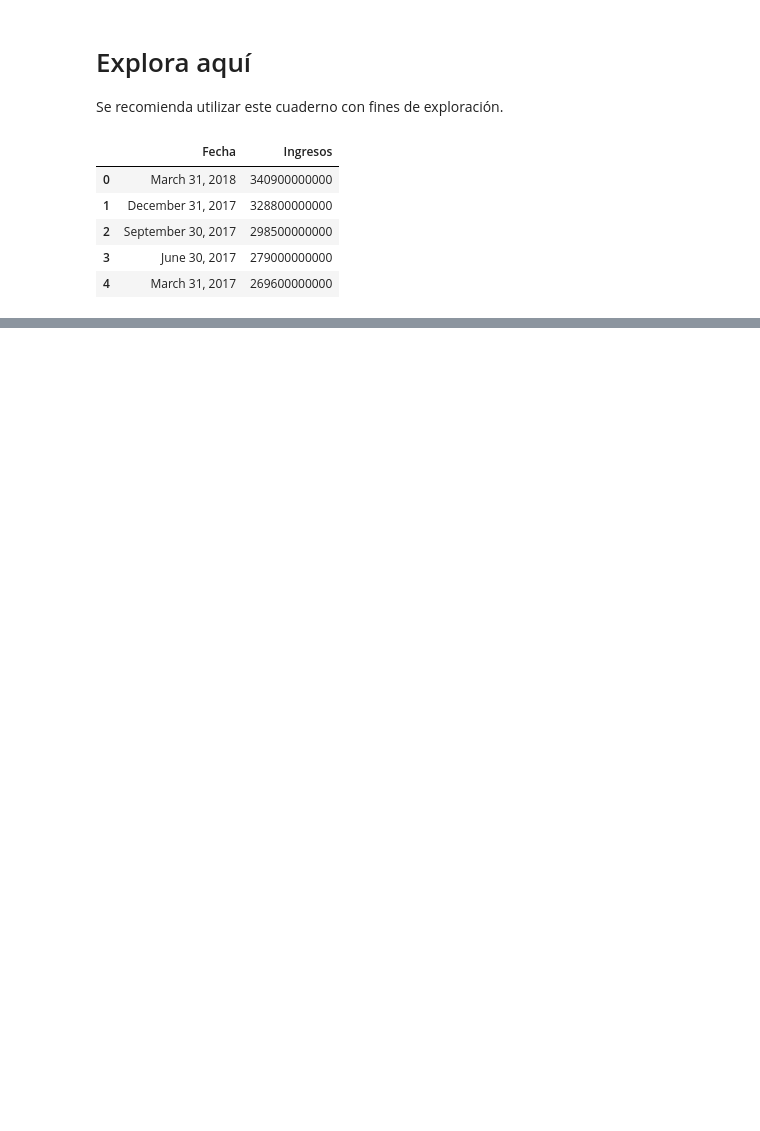
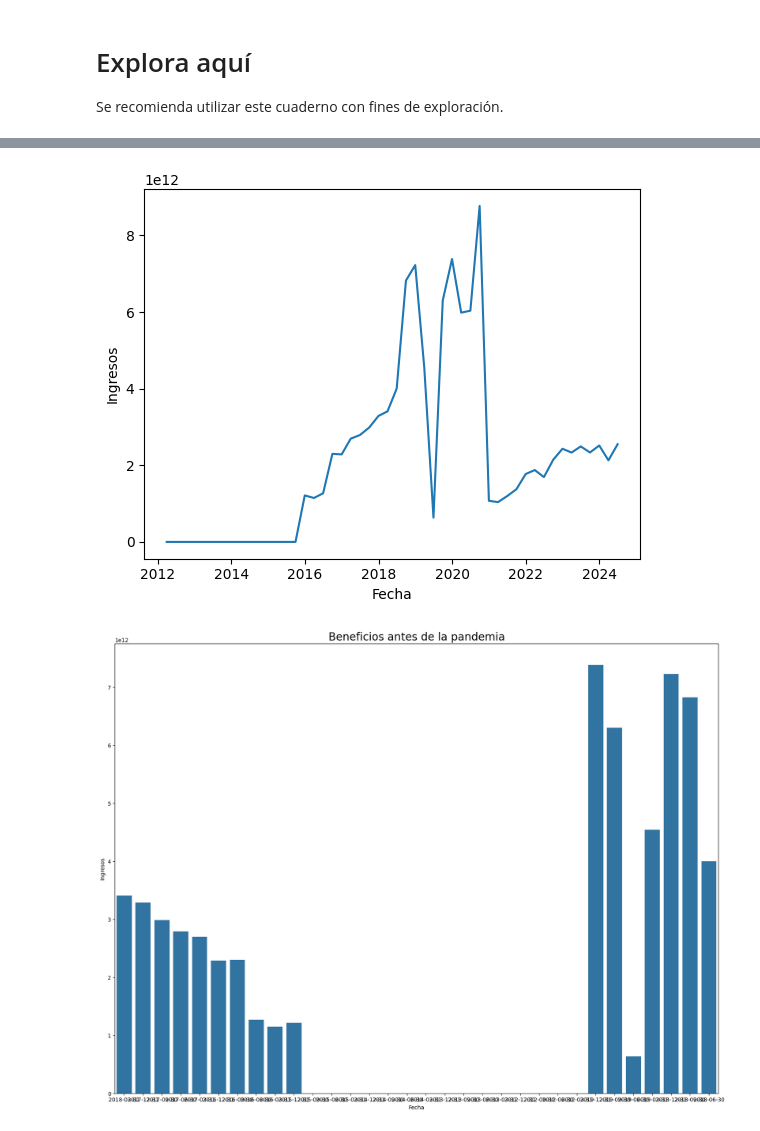
Before and after one commit to pdeleonsoria/web-scraping-project-tutorial, a Jupyter notebook: src/explore.es.ipynb, the cells around one changed output, grey strips where cells are left out. Saved outputs shown, nothing was run; the diff lists cells and outputs as text; code cells hidden in the pictures; blank space fills up the shorter version.

```diff
--- a/src/explore.es.ipynb
+++ b/src/explore.es.ipynb
@@ -3,6 +3,8 @@
 
 Se recomienda utilizar este cuaderno con fines de exploración.
 # %%
+#TENGO UNA DUDA QUE NO LOGRO SOLUCIONAR: POR EL 2013 Y 2014 HAY VALORES CON "M" 390M. YO LO HE INTENTADO CAMBIAR CON .replace("M", "000") YA QUE CON .replace("B", "000000000") SI QUE HA FUNCIONADO, ENTONCES, AL VISUALIZAR EN TABLAS LOS RESULTADOS TENGO HUECOS VACÍOS, COMO LO SOLUCIONO?
+
 import os
 from bs4 import BeautifulSoup
 import requests
@@ -46,28 +48,73 @@ for row in tablas[1].tbody.find_all("tr"):
     columnas= row.find_all("td")
     if columnas != []:
         Fecha= columnas[0].text
-        Ingresos= columnas[1].text.replace("\n", " ").strip().replace("B", "00000000").replace(".", "")
+        Ingresos= columnas[1].text.replace("\n", " ").strip().replace("B", "000000000").replace("M", "000").replace(".", "")
         #Ingresos=' '.join(columnas[1].text.splitlines()).strip()
 
-        temp_df = pd.DataFrame({"Fecha": [Fecha], "Ingresos": [Ingresos]})
-        q_tesla = pd.concat([q_tesla, temp_df], ignore_index=True)
+        tesla_df = pd.DataFrame({"Fecha": [Fecha], "Ingresos": [Ingresos]})
+        q_tesla = pd.concat([q_tesla, tesla_df], ignore_index=True)
 
 for row in tablas[0].tbody.find_all("tr"):
     columnas= row.find_all("td")
     if columnas != []:
         Fecha= columnas[0].text
-        Ingresos= columnas[1].text.replace("\n", " ").strip().replace("B", "00000000").replace(".", "")
+        Ingresos= columnas[1].text.replace("\n", " ").strip().replace("B", "000000000").replace("M", "000").replace(".", "")
         #Ingresos=' '.join(columnas[1].text.splitlines()).strip()
 
-        temp_df = pd.DataFrame({"Fecha": [Fecha], "Ingresos": [Ingresos]})
-        q_tesla = pd.concat([q_tesla, temp_df], ignore_index=True)
+        tesla_df = pd.DataFrame({"Fecha": [Fecha], "Ingresos": [Ingresos]})
+        q_tesla = pd.concat([q_tesla, tesla_df], ignore_index=True)
 
 
 q_tesla.head()
+
+
+#SQLITE
+
+import sqlite3
+
+conn = sqlite3.connect("Tesla.db")
+conn
+#Crear table
+cursor = conn.cursor()
+cursor.execute("""CREATE TABLE IF NOT EXISTS final (Fecha, Ingresos)""")
+
+tupla_final = list(q_tesla.to_records(index = False))
+#Rellenar tabla
+cursor.executemany("INSERT INTO final VALUES (?,?)", tupla_final)
+conn.commit()
+
+for row in cursor.execute("SELECT * FROM final"):
+    print(row)
+
+#Gráficos
+
+import matplotlib.pyplot as plt
+import seaborn as sns
+
+q_tesla["Fecha"] = pd.to_datetime(q_tesla["Fecha"])
+q_tesla["Ingresos"] = q_tesla["Ingresos"].astype('int')
+sns.lineplot(data = q_tesla, x = "Fecha", y = "Ingresos")
+
+plt.show()
+
+
+q_tesla['Fecha'] = pd.to_datetime(q_tesla['Fecha'], errors='coerce')
+q_tesla_pre = q_tesla[q_tesla['Fecha'].dt.year < 2020]
+fig, axis = plt.subplots(figsize=(20, 15))
+
+sns.barplot(data=q_tesla_pre, x="Fecha", y="Ingresos", ax=axis)
+
+axis.set_title('Beneficios antes de la pandemia', fontsize=20)
+
+plt.show()
+
+q_tesla['Fecha'] = pd.to_datetime(q_tesla['Fecha'], errors='coerce')
+q_tesla_pre = q_tesla[q_tesla['Fecha'].dt.year > 2020]
+fig, axis = plt.subplots(figsize=(20, 15))
+
+sns.barplot(data=q_tesla_pre, x="Fecha", y="Ingresos", ax=axis)
+
+axis.set_title('Beneficios después de la pandemia', fontsize=20)
+
+plt.show()
 # %% [output]
-|  | Fecha | Ingresos |
-| 0 | March 31, 2018 | 340900000000 |
-| 1 | December 31, 2017 | 328800000000 |
-| 2 | September 30, 2017 | 298500000000 |
-| 3 | June 30, 2017 | 279000000000 |
-| 4 | March 31, 2017 | 269600000000 |
@@ -73,0 +138,2 @@ q_tesla.head()
+[figure, added]
+[figure, added]
```
Also changed, not shown: parts of 1 cell of this notebook, 1 other file.
